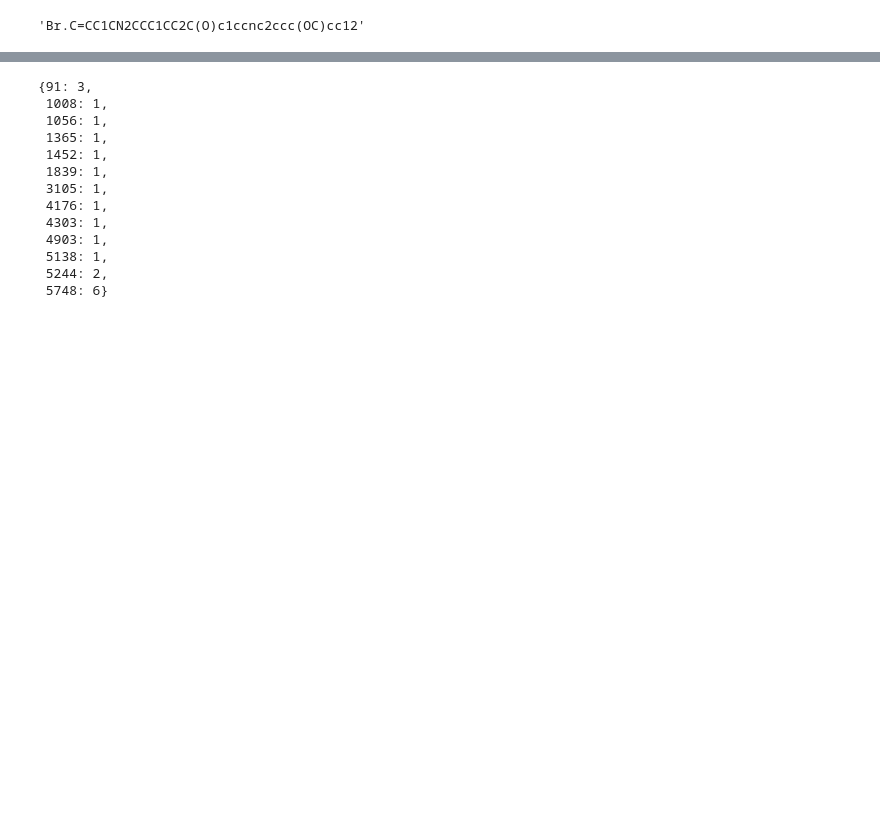
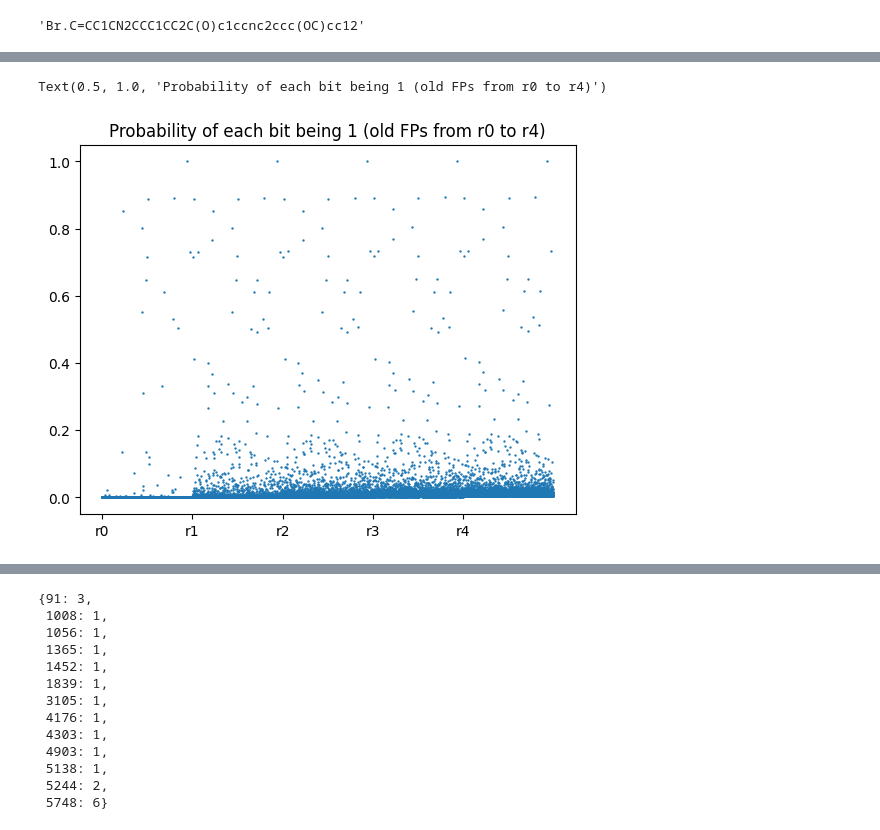
Before and after one commit to xwd0418/Spectre, a Jupyter notebook: notebooks/dataset_building/wangdong_inspect_current_6144r2_fp.ipynb, the cells around one changed output, grey strips where cells are left out. Drawn from its saved outputs; the diff is of its cells as text; code cells hidden in the pictures; blank space fills up the shorter version.

```diff
--- a/notebooks/dataset_building/wangdong_inspect_current_6144r2_fp.ipynb
+++ b/notebooks/dataset_building/wangdong_inspect_current_6144r2_fp.ipynb
@@ -187,0 +262,7 @@ plt.title("sorted probability of activation in the ")
+# %%
+plt.scatter(range(6144*5),r0_to_r4_FP_count/len(smile), s =0.5)
+plt.xticks(np.arange(0,6144*5, 6144), labels=[f"r{r}" for r in range(5)])
+plt.title("Probability of each bit being 1 (old FPs from r0 to r4)" )
+# %% [output]
+Text(0.5, 1.0, 'Probability of each bit being 1 (old FPs from r0 to r4)')
+[figure, added]
```
Also changed, not shown: parts of 48 cells of this notebook, 15 other files.
